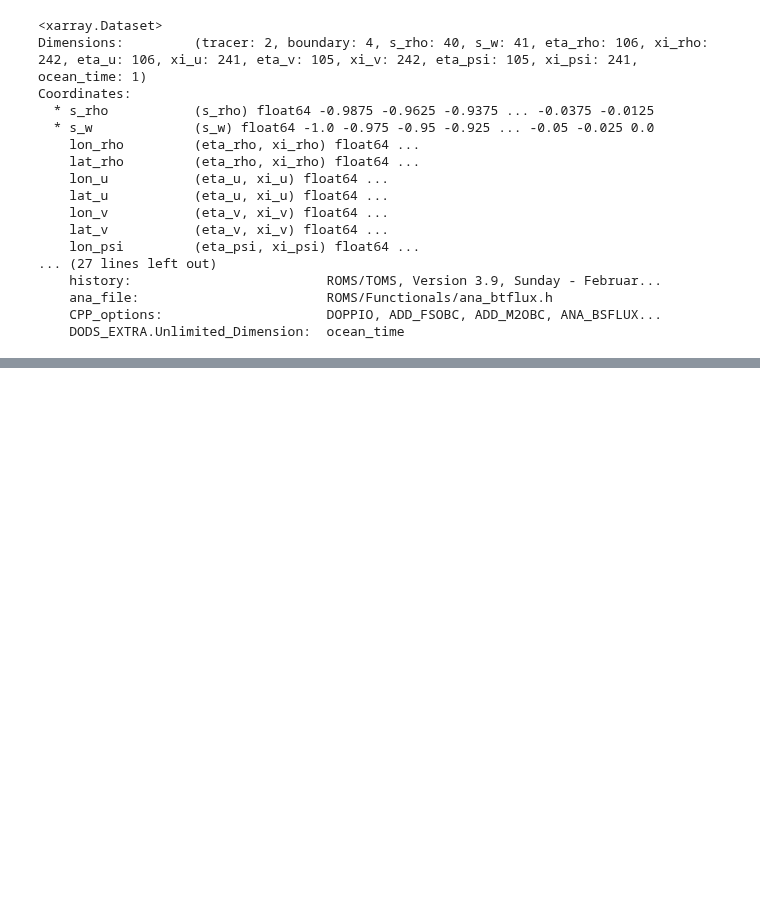
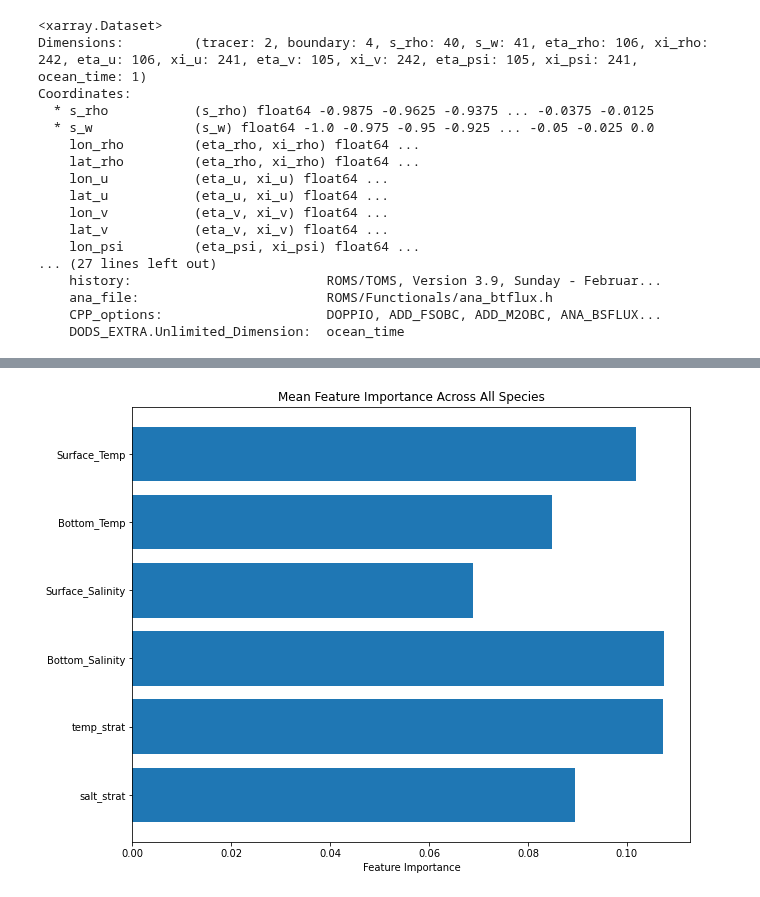
Before and after one commit to henrysun9074/fishics, a Jupyter notebook: models/q2a_doppio.ipynb, the cells around one changed output, grey strips where cells are left out. Cells and saved outputs as stored; diff of their text form; code cells hidden in the pictures; blank space fills up the shorter version.

Commit message:
Built first ML model with DOPPIO data

```diff
--- a/models/q2a_doppio.ipynb
+++ b/models/q2a_doppio.ipynb
@@ -36,0 +138,13 @@ Coordinates:
+# %%
+## Joining eDNA-oceanographic dataset
+
+data = pd.read_csv("/Users/henrysun_1/Desktop/Duke/2024-2025/Summer 2024/fishics/data/data_for_henry_2024.csv")
+data = data[data['date'] == '2/1/24']
+# data
+df = df.rename(columns={"Station": "station", "Temp_Stratification": "temp_strat", "Salinity_Stratification" : 'salt_strat'})
+merged_df = data.merge(df, on='station', how='inner')
+# merged_df
+fish_asvs = merged_df.iloc[:,11:86]
+# fish_asvs
+ml_df = merged_df.iloc[:,11:] # type: ignore
+ml_df
@@ -36,0 +241,21 @@ Coordinates:
+# %%
+#Calculate feature importance
+import matplotlib.pyplot as plt
+
+feature_importance_df = pd.DataFrame() # type: ignore
+for i, species in enumerate(labels.columns):
+    importances = rf_classifier.estimators_[i].feature_importances_
+    feature_importance_df[species] = importances
+
+# Calculate mean feature importance across all species
+feature_importance_df['mean_importance'] = feature_importance_df.mean(axis=1)
+
+# Plot feature importances
+plt.figure(figsize=(10, 8))
+plt.barh(features.columns, feature_importance_df['mean_importance'])
+plt.xlabel('Feature Importance')
+plt.title('Mean Feature Importance Across All Species')
+plt.gca().invert_yaxis()
+plt.show()
+# %% [output]
+[figure, added]
```
Also changed, not shown: parts of 14 cells of this notebook, 2 other files.
